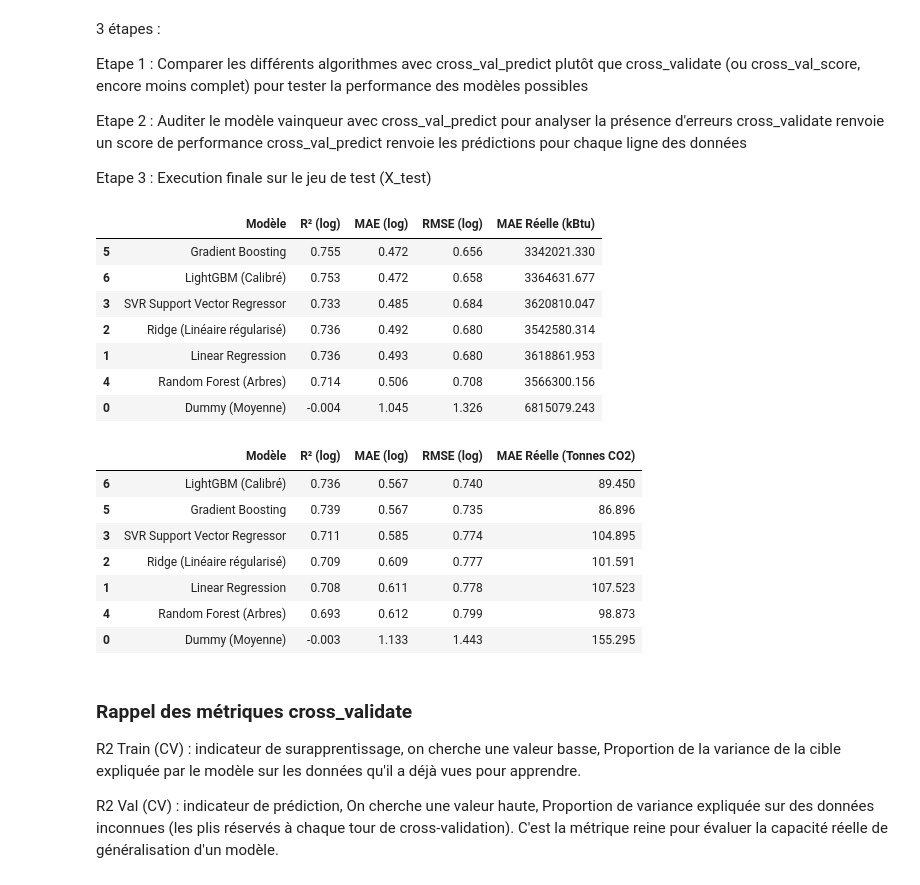
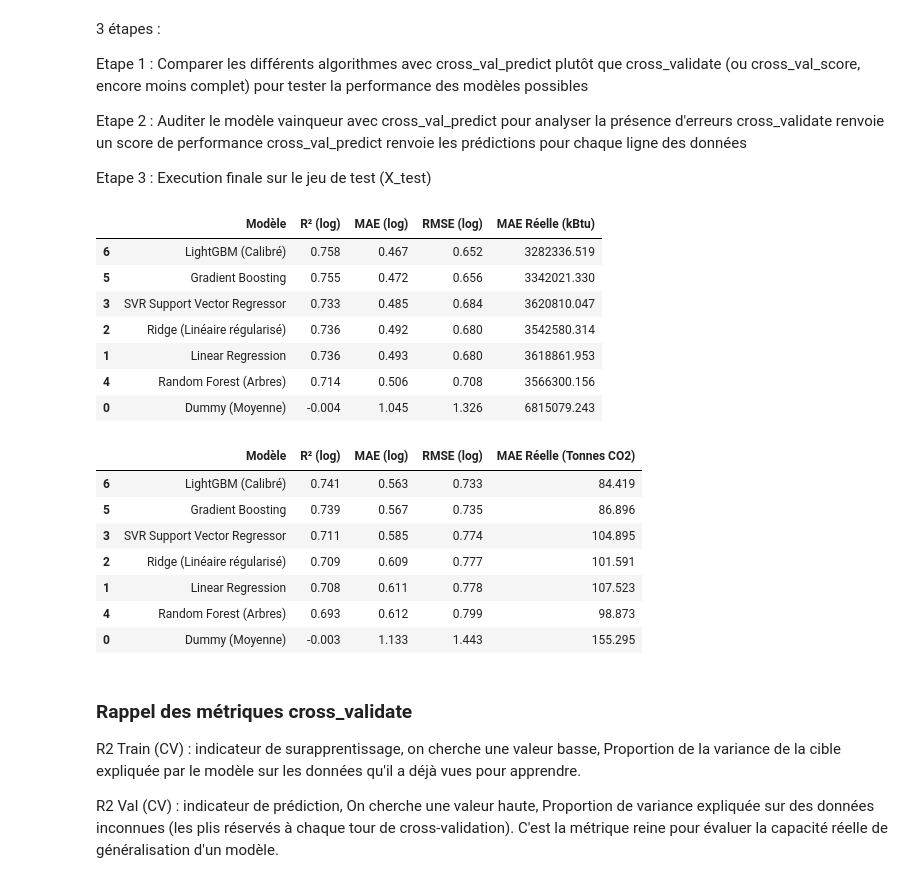
Before and after one commit to Alexis-h2/P3_OC_consommation_batiments_IA, a Jupyter notebook: Hernandez_Alexis_1_notebook_102026.ipynb, the cells around one changed output. Cells and saved outputs as stored; diff of their text form; code cells hidden in the pictures.

```diff
--- a/Hernandez_Alexis_1_notebook_102026.ipynb
+++ b/Hernandez_Alexis_1_notebook_102026.ipynb
@@ -840,41 +862,41 @@ models = {
     'SVR Support Vector Regressor': SVR(C=1.0, epsilon=0.1),
     'Random Forest (Arbres)': RandomForestRegressor(n_estimators=100, random_state=42, n_jobs=-1),
     'Gradient Boosting': GradientBoostingRegressor(n_estimators=200, learning_rate=0.05, max_depth=3, subsample=0.8, random_state=42),
-    'LightGBM (Calibré)': lgb.LGBMRegressor(n_estimators=300, learning_rate=0.03, max_depth=4, subsample=0.8, random_state=42, num_leaves=15, min_child_samples=5, subsample_freq=1, verbose=-1, n_jobs=-1)
+    'LightGBM (Calibré)': lgb.LGBMRegressor(n_estimators=300, learning_rate=0.032, max_depth=4, subsample=0.76, random_state=42, num_leaves=16, min_child_samples=4, subsample_freq=1, verbose=-1, n_jobs=-1)
 }
 
 # Découpage K-Fold (validation croisée)
 cv = KFold(n_splits=5, shuffle=True, random_state=42)
 
 # Cible réelle non logarithmique pour l'interprétation physique
 y_train_energy_real = np.expm1(y_train_energy)
 
 results_energy = []
 
 # Génération des prédictions hors-échantillon et calcul des métriques
 for name, model in models.items():
     # Prédictions sur l'ensemble du jeu d'entraînement via CV
     y_pred_log = cross_val_predict(model, df_X_train_final, y_train_energy, cv=cv, n_jobs=-1)
 
     # Reconversion vers l'échelle physique d'origine avec borne inférieure
     y_pred_real = np.clip(np.expm1(y_pred_log), 0, None)
 
     # Agrégation des métriques d'évaluation (R2 et MAE incontournables)
     results_energy.append({
         'Modèle': name,
         'R² (log)': r2_score(y_train_energy, y_pred_log),
         'MAE (log)': mean_absolute_error(y_train_energy, y_pred_log),
         'RMSE (log)': np.sqrt(mean_squared_error(y_train_energy, y_pred_log)),
         'MAE Réelle (kBtu)': mean_absolute_error(y_train_energy_real, y_pred_real)
     })
 
 # Synthèse triée par l'erreur absolue en log
 df_comparison = pd.DataFrame(results_energy).sort_values(by='MAE (log)', ascending=True)
 df_comparison.round(3)
 # %% [output]
 |  | Modèle | R² (log) | MAE (log) | RMSE (log) | MAE Réelle (kBtu) |
+| 6 | LightGBM (Calibré) | 0.758 | 0.467 | 0.652 | 3282336.519 |
 | 5 | Gradient Boosting | 0.755 | 0.472 | 0.656 | 3342021.330 |
-| 6 | LightGBM (Calibré) | 0.753 | 0.472 | 0.658 | 3364631.677 |
 | 3 | SVR Support Vector Regressor | 0.733 | 0.485 | 0.684 | 3620810.047 |
 | 2 | Ridge (Linéaire régularisé) | 0.736 | 0.492 | 0.680 | 3542580.314 |
 | 1 | Linear Regression | 0.736 | 0.493 | 0.680 | 3618861.953 |
@@ -892,7 +914,7 @@ models = {
     'SVR Support Vector Regressor': SVR(C=1.0, epsilon=0.1),
     'Random Forest (Arbres)': RandomForestRegressor(n_estimators=100, random_state=42, n_jobs=-1),
     'Gradient Boosting': GradientBoostingRegressor(n_estimators=200, learning_rate=0.07, max_depth=3, subsample=0.8, random_state=42),
-    'LightGBM (Calibré)': lgb.LGBMRegressor(n_estimators=300, learning_rate=0.03, max_depth=4, subsample=0.8, random_state=42, num_leaves=15, min_child_samples=5, subsample_freq=1, verbose=-1, n_jobs=-1)
+    'LightGBM (Calibré)': lgb.LGBMRegressor(n_estimators=300, learning_rate=0.035, max_depth=4, subsample=0.75, random_state=42, num_leaves=15, min_child_samples=4, subsample_freq=1, verbose=-1, n_jobs=-1)
 }
 
 # Découpage K-Fold (validation croisée)
@@ -925,7 +947,7 @@ df_comparison_ghg = pd.DataFrame(results_ghg).sort_values(by='MAE (log)', ascend
 df_comparison_ghg.round(3)
 # %% [output]
 |  | Modèle | R² (log) | MAE (log) | RMSE (log) | MAE Réelle (Tonnes CO2) |
-| 6 | LightGBM (Calibré) | 0.736 | 0.567 | 0.740 | 89.450 |
+| 6 | LightGBM (Calibré) | 0.741 | 0.563 | 0.733 | 84.419 |
 | 5 | Gradient Boosting | 0.739 | 0.567 | 0.735 | 86.896 |
 | 3 | SVR Support Vector Regressor | 0.711 | 0.585 | 0.774 | 104.895 |
 | 2 | Ridge (Linéaire régularisé) | 0.709 | 0.609 | 0.777 | 101.591 |
```
Also changed, not shown: parts of 18 cells of this notebook, 1 other file.
